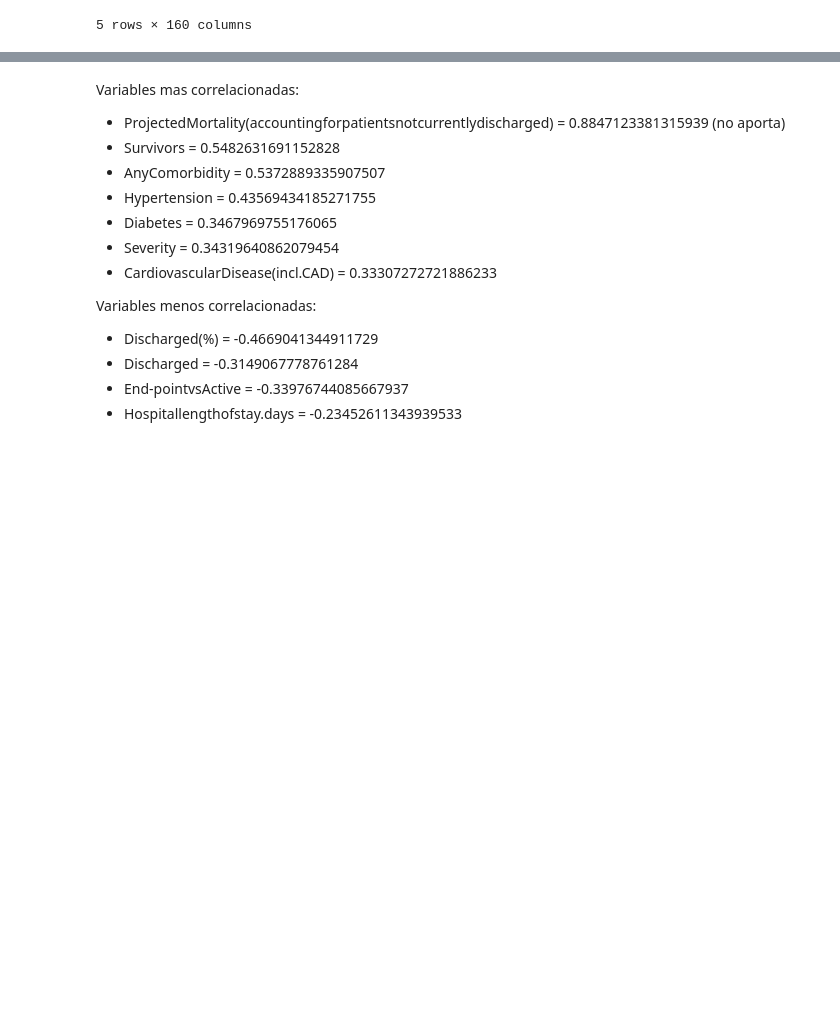
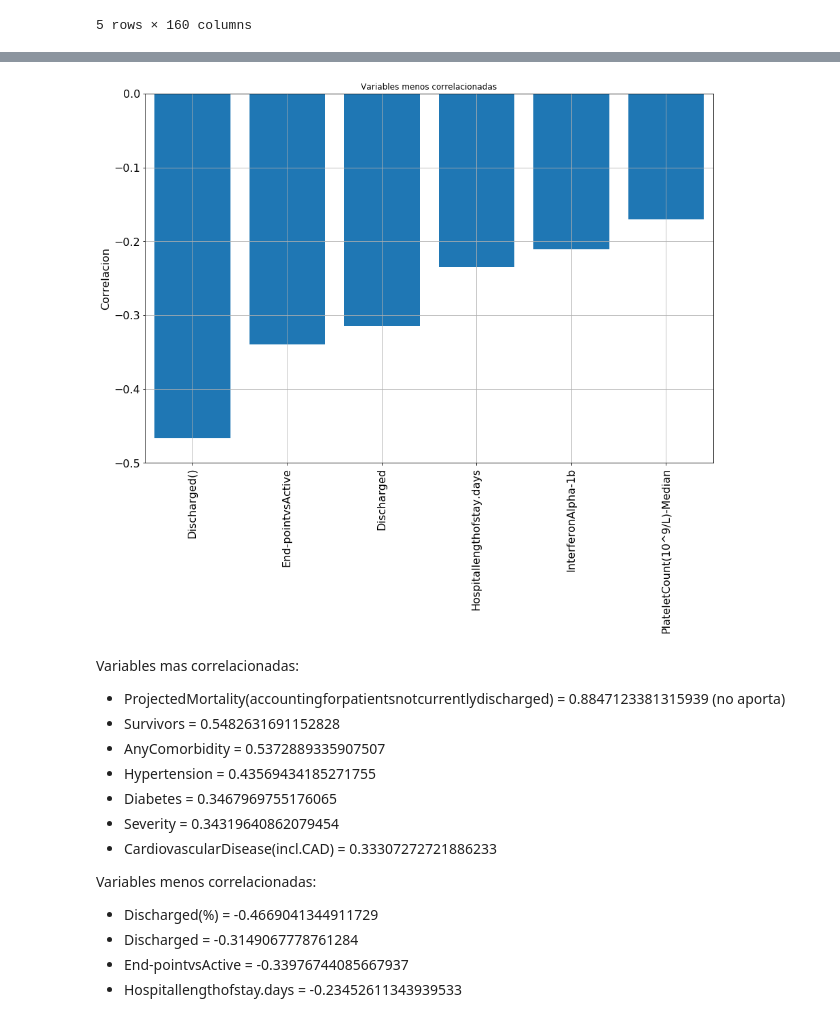
Before and after one commit to Robbyn07/Covid19_Analisis-Regresion-Multilineal, a Jupyter notebook: Investigacion_FinDeCiclo.ipynb, the cells around one changed output, grey strips where cells are left out. Cells and saved outputs as stored; diff of their text form; code cells hidden in the pictures; blank space fills up the shorter version.

```diff
--- a/Investigacion_FinDeCiclo.ipynb
+++ b/Investigacion_FinDeCiclo.ipynb
@@ -238,3 +241,17 @@ Name: Mortality, dtype: float64
+# %%
+plt.figure(figsize=(15,10))
+plt.bar(menorM.index, menorM)
+plt.xticks(rotation=90, fontsize=16)
+plt.yticks(fontsize=16)
+plt.xlim(-0.5,5.5)
+plt.ylim(-0.5,0)
+plt.ylabel('Correlacion', fontsize=16)
+plt.title('Variables menos correlacionadas')
+plt.grid(True)
+#plt.savefig('menos_correlacion',dpi = 300,bbox_inches='tight')
+plt.show()
+# %% [output]
+[figure, added]
 # %% [markdown]
 Variables mas correlacionadas:
    * ProjectedMortality(accountingforpatientsnotcurrentlydischarged) = 0.8847123381315939 (no aporta)
```
Also changed, not shown: parts of 12 cells of this notebook, 1 other file.
